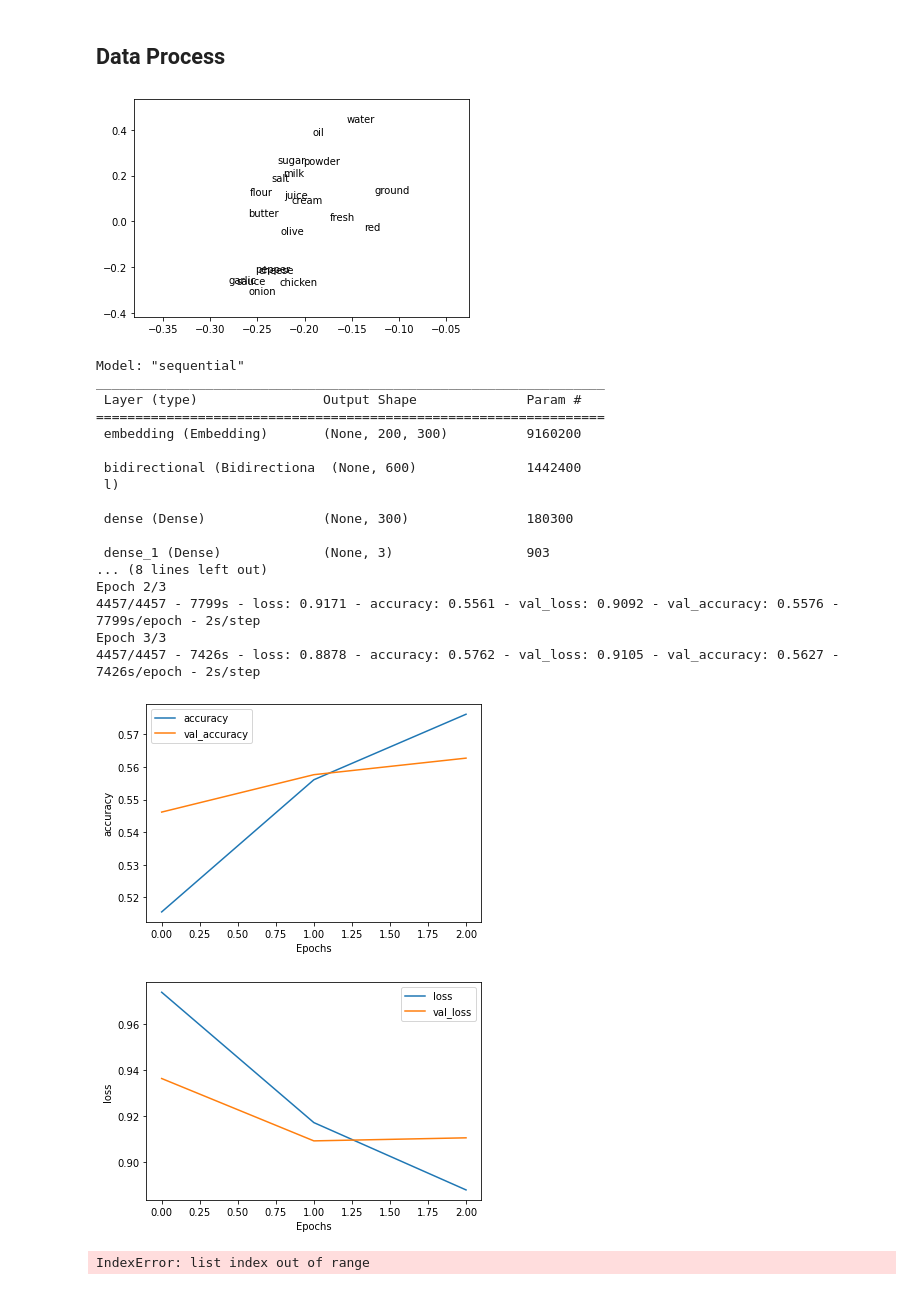
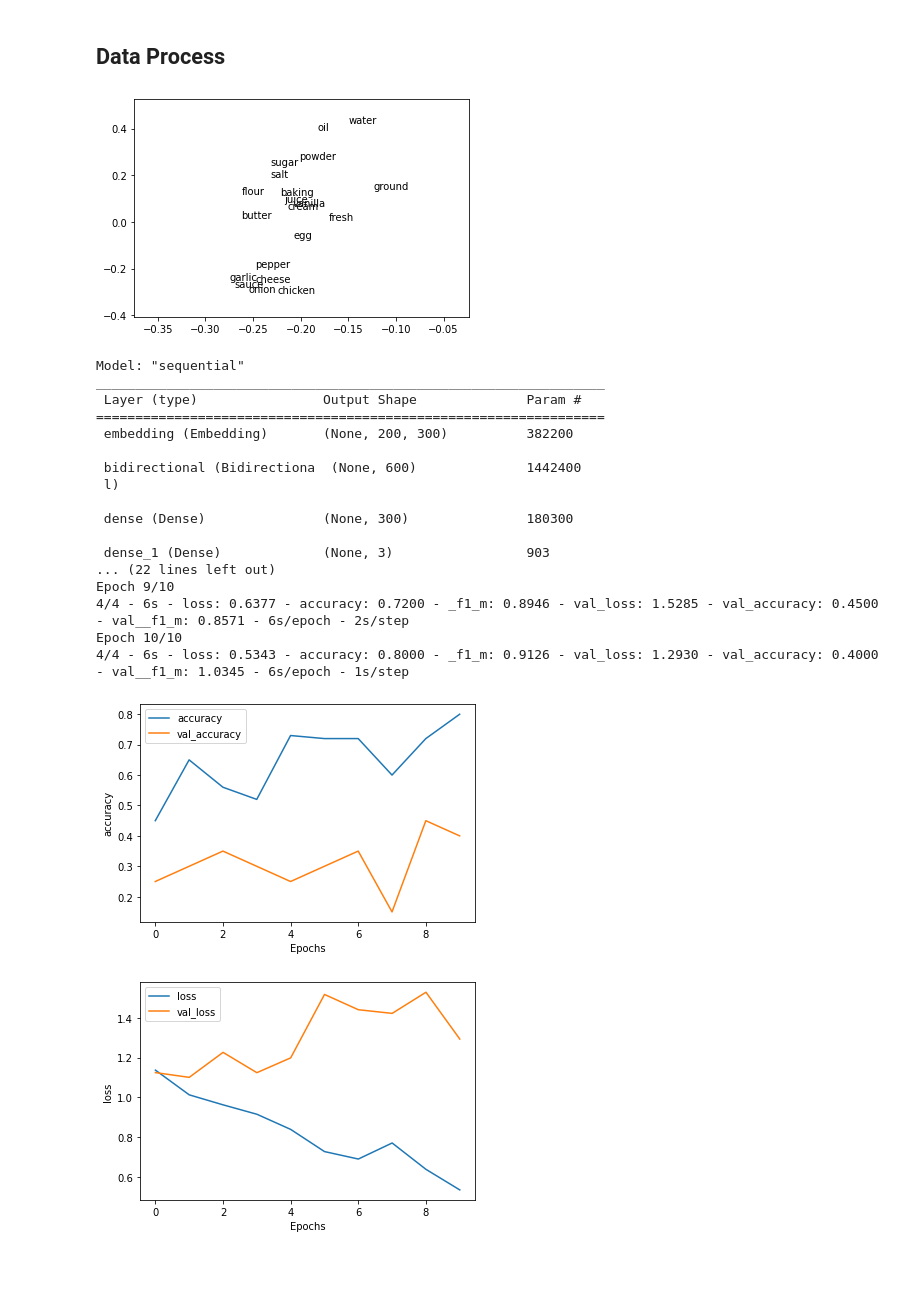
Before and after one commit to Gilone/Calorie-Prediction, a Jupyter notebook: Assignment2_Glove.ipynb, the cells around one changed output. Cells and saved outputs as stored; diff of their text form; code cells hidden in the pictures.

```diff
--- a/Assignment2_Glove.ipynb
+++ b/Assignment2_Glove.ipynb
@@ -35,16 +35,16 @@ missing = 0
 for i in p_recipes.id:
     raw_feature_list.append(raw_recipe_dict[str(i)])
 
-train_size = int(0.8 * len(p_recipes))
-# train_size = 20000
+# train_size = int(0.8 * len(p_recipes))
+train_size = 1000
 
 train_raw_feature_list = raw_feature_list[:train_size]
 calorie_level_train = p_recipes.calorie_level[:train_size]
-test_raw_feature_list = raw_feature_list[train_size:]
-calorie_level_test = p_recipes.calorie_level[train_size:]
+# test_raw_feature_list = raw_feature_list[train_size:]
+# calorie_level_test = p_recipes.calorie_level[train_size:]
 
-# test_raw_feature_list = raw_feature_list[train_size:22000]
-# calorie_level_test = p_recipes.calorie_level[train_size:22000]
+test_raw_feature_list = raw_feature_list[train_size:1200]
+calorie_level_test = p_recipes.calorie_level[train_size:1200]
 # %%
 GM = GloveModel('.\glove.840B.300d.txt')
 
@@ -79,39 +79,37 @@ topk_freq_words.sort(key=lambda x:x[1], reverse=True)
 topk_freq_words = [t[0] for t in topk_freq_words]
 GM.get_graph_of_a_word_list(list(topk_freq_words[:20]))
 # %% [output]
-[figure, old version]
+[figure, new version]
 # %%
 # Steps with Glove and LSTM
 from LSTMClassifier import StepsClassifier
 
 steps_articel_train = []
 steps_articel_test = []
 for raw_feature in train_raw_feature_list:
     steps_articel_train.append(' '.join(eval(raw_feature['steps'])))
 for raw_feature in test_raw_feature_list:
     steps_articel_test.append(' '.join(eval(raw_feature['steps'])))
 
 SC = StepsClassifier(steps_articel_train, calorie_level_train, steps_articel_test, calorie_level_test)
-SC.train(num_epochs=3)
-SC.prediction(steps_articel_train[0])
+SC.train(num_epochs=10)
 # %% [output]
 Model: "sequential"
 _________________________________________________________________
  Layer (type)                Output Shape              Param #
 =================================================================
- embedding (Embedding)       (None, 200, 300)          9160200
+ embedding (Embedding)       (None, 200, 300)          382200
 
  bidirectional (Bidirectiona  (None, 600)              1442400
  l)
 
  dense (Dense)               (None, 300)               180300
 
  dense_1 (Dense)             (None, 3)                 903
-... (8 lines left out)
-Epoch 2/3
-4457/4457 - 7799s - loss: 0.9171 - accuracy: 0.5561 - val_loss: 0.9092 - val_accuracy: 0.5576 - 7799s/epoch - 2s/step
-Epoch 3/3
-4457/4457 - 7426s - loss: 0.8878 - accuracy: 0.5762 - val_loss: 0.9105 - val_accuracy: 0.5627 - 7426s/epoch - 2s/step
+... (22 lines left out)
+Epoch 9/10
+4/4 - 6s - loss: 0.6377 - accuracy: 0.7200 - _f1_m: 0.8946 - val_loss: 1.5285 - val_accuracy: 0.4500 - val__f1_m: 0.8571 - 6s/epoch - 2s/step
+Epoch 10/10
+4/4 - 6s - loss: 0.5343 - accuracy: 0.8000 - _f1_m: 0.9126 - val_loss: 1.2930 - val_accuracy: 0.4000 - val__f1_m: 1.0345 - 6s/epoch - 1s/step
-[figure, old version]
+[figure, new version]
-[figure, old version]
+[figure, new version]
-IndexError: list index out of range
```
Also changed, not shown: parts of 1 cell of this notebook, 1 other file.
